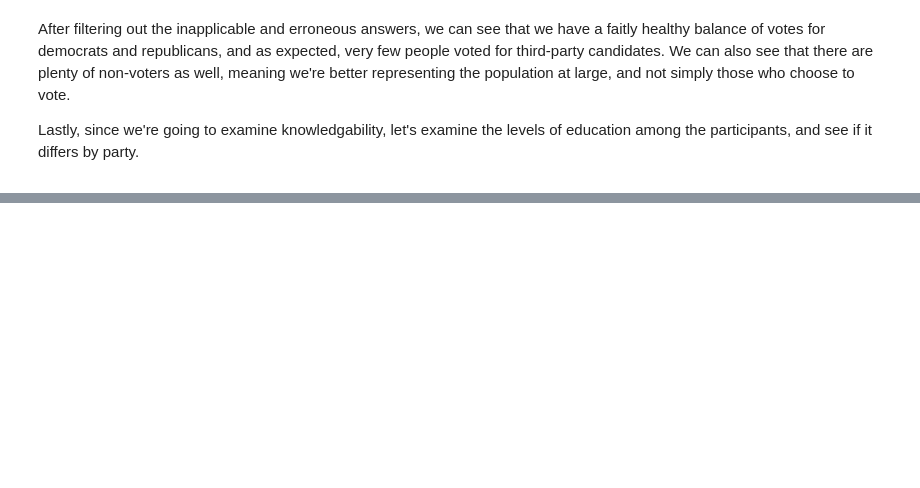
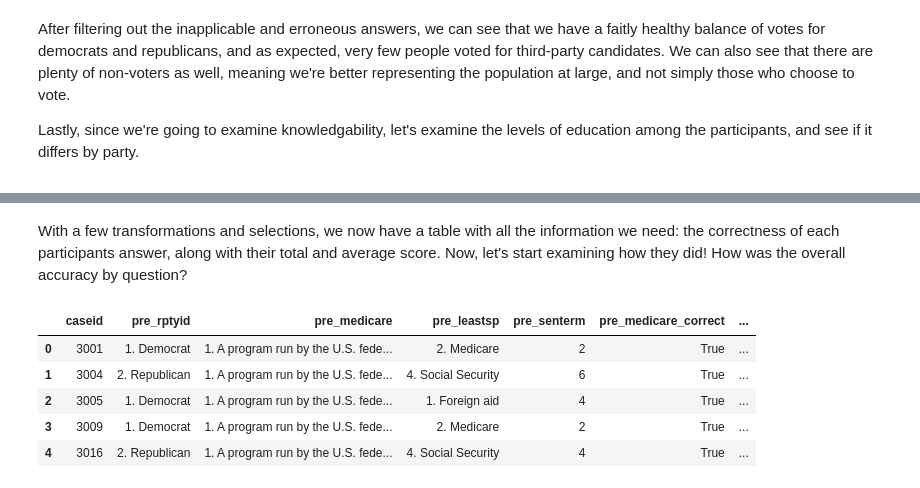
Before and after one commit to TZstatsADS/Spring2021-Project1-aidris21, a Jupyter notebook: doc/final_doc.ipynb, the cells around one changed output, grey strips where cells are left out. Saved outputs shown, nothing was run; the diff lists cells and outputs as text; code cells hidden in the pictures; blank space fills up the shorter version.

```diff
--- a/doc/final_doc.ipynb
+++ b/doc/final_doc.ipynb
@@ -133,0 +151,4 @@ So as we can see, most of the participants have either completed high school, so
+# %%
+question_info_path = Path("../output/objective_questions_list.xlsx")
+question_info = pd.read_excel(question_info_path)
+question_info.head()
@@ -133,0 +160,7 @@ So as we can see, most of the participants have either completed high school, so
+# %%
+# Now we can examine the format of the answers in our survey data
+num_questions = question_info.shape[0]
+for i in range(0,num_questions):
+    curr_question = question_info["Question"][i]
+    print(data[curr_question][0:5])
+    print("------------------------------")
@@ -133,0 +191,37 @@ So as we can see, most of the participants have either completed high school, so
+# %% [markdown]
+With a few transformations and selections, we now have a table with all the information we need: the correctness of each participants answer, along with their total and average score. Now, let's start examining how they did! How was the overall accuracy by question?
+# %%
+# Select only the columns of interest: id, party affiliation, and the questions of interest.
+wanted_columns = ["caseid", "pre_rptyid"] + list(question_info["Question"])
+trivia_data = data[wanted_columns]
+
+# Now let's filter out all of the errorneous and refusal answers
+pre = trivia_data.shape[0]
+for column in wanted_columns:
+    if column != "caseid":
+        trivia_data = trivia_data[(trivia_data[column] != trivia_data[column].cat.categories[0]) & (trivia_data[column] != trivia_data[column].cat.categories[1])]
+post = trivia_data.shape[0]
+rows_removed = pre - post
+# %%
+# Now we can add new columns on the correctness of each participants answer
+for i in range(0,num_questions):
+    question = question_info.Question[i]
+    correct_answer = question_info.correct_answer[i]
+    if type(trivia_data[question][0]) == str:
+        trivia_data[question + "_correct"] = trivia_data[question].str.contains(str(correct_answer))
+    else:
+        trivia_data[question + "_correct"] = trivia_data[question] == correct_answer
+
+# Let's add one more column as an average score of the three questions for each participant
+score_columns = [question + "_correct" for question in list(question_info["Question"])]
+trivia_data["avg_score"] = trivia_data[score_columns].mean(axis=1)
+trivia_data["total_score"] = trivia_data[score_columns].sum(axis=1)
+
+trivia_data.head()
+# %% [output]
+|  | caseid | pre_rptyid | pre_medicare | pre_leastsp | pre_senterm | pre_medicare_correct | ... |
+| 0 | 3001 | 1. Democrat | 1. A program run by the U.S. fede... | 2. Medicare | 2 | True | ... |
+| 1 | 3004 | 2. Republican | 1. A program run by the U.S. fede... | 4. Social Security | 6 | True | ... |
+| 2 | 3005 | 1. Democrat | 1. A program run by the U.S. fede... | 1. Foreign aid | 4 | True | ... |
+| 3 | 3009 | 1. Democrat | 1. A program run by the U.S. fede... | 2. Medicare | 2 | True | ... |
+| 4 | 3016 | 2. Republican | 1. A program run by the U.S. fede... | 4. Social Security | 4 | True | ... |
```
Also changed, not shown: parts of 20 cells of this notebook, 1 other file.
